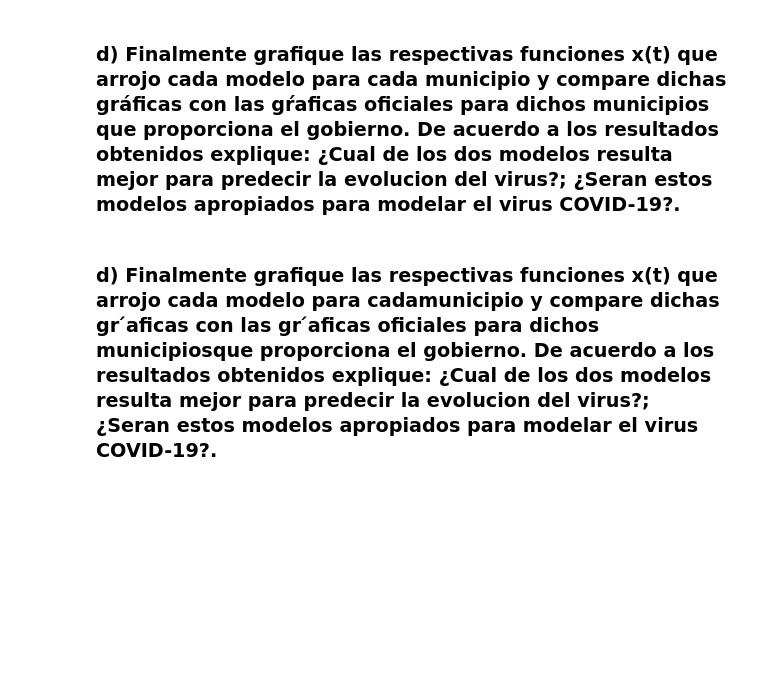
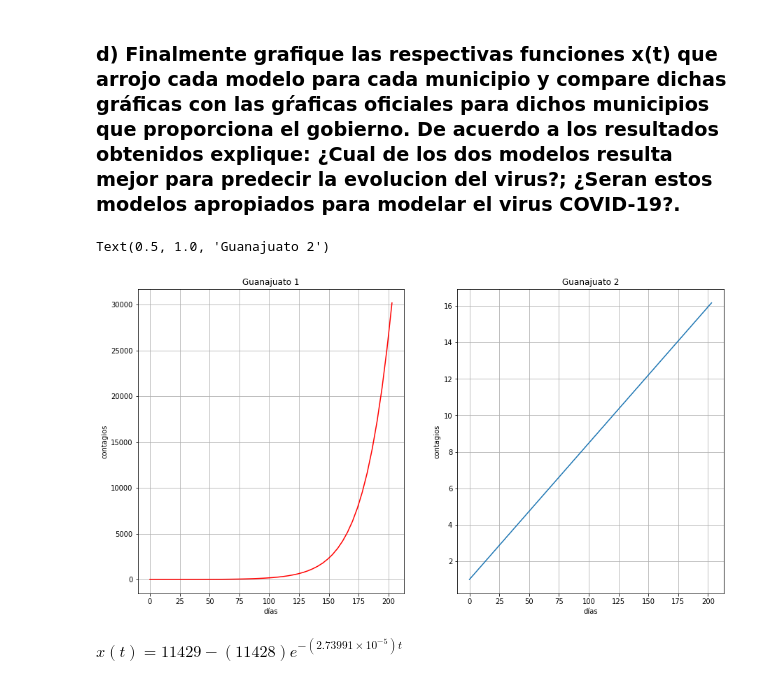
Before and after one commit to catlikeflyer-itc/covid19propagation, a Jupyter notebook: report2.ipynb, the cells around one changed output. Drawn from its saved outputs; the diff is of its cells as text; code cells hidden in the pictures; blank space fills up the shorter version.

Commit message:
graph1,2

```diff
--- a/report2.ipynb
+++ b/report2.ipynb
@@ -324,5 +324,3 @@ De manera que se puede describir la evolución con el siguiente modelo:
 $x(t)=34328-(34327)e^{-(1.17712\times10^{-5})t}$
 # %% [markdown]
 ### d)  Finalmente grafique las respectivas funciones x(t) que arrojo cada modelo para cada municipio y compare dichas gráficas con las gŕaficas oficiales para dichos municipios que proporciona el gobierno. De acuerdo a los resultados obtenidos explique: ¿Cual de los dos modelos resulta mejor para predecir la evolucion del virus?; ¿Seran estos modelos apropiados para modelar el virus COVID-19?.
-# %% [markdown]
-### d)  Finalmente grafique las respectivas funciones x(t) que arrojo cada modelo para cadamunicipio y compare dichas gr ́aficas con las gr ́aficas oficiales para dichos municipiosque proporciona el gobierno. De acuerdo a los resultados obtenidos explique: ¿Cual de los dos modelos resulta mejor para predecir la evolucion del virus?; ¿Seran estos modelos apropiados para modelar el virus COVID-19?.
@@ -328,0 +330,26 @@ $x(t)=34328-(34327)e^{-(1.17712\times10^{-5})t}$
+# %%
+t = np.linspace(0,203)
+#G
+yG1 = ((171710 * np.e**(t*3.0148*10**-7*171710)*(1/171709)/(1+np.e**(t*3.01484*(10**-7)*171710)*1/171709)))
+yG2 = (171709) - (171708)*np.e**(-1*t*4.35063*10**-7)
+# %%
+fig , ax= plt.subplots(1,2, figsize= (15,8))
+#G1
+plt.subplot(1,2,1)
+plt.plot(t,yG1, color = 'red')
+plt.grid()
+plt.ylabel("contagios")
+plt.xlabel("días")
+plt.title("Guanajuato 1")
+#G2
+plt.subplot(1,2,2)
+plt.plot(t,yG2)
+plt.grid()
+plt.ylabel("contagios")
+plt.xlabel("días")
+plt.title("Guanajuato 2")
+# %% [output]
+Text(0.5, 1.0, 'Guanajuato 2')
+[figure, added]
+# %% [markdown]
+$x(t)=11429-(11428)e^{-(2.73991\times10^{-5})t}$
```
Also changed, not shown: parts of 3 cells of this notebook.
